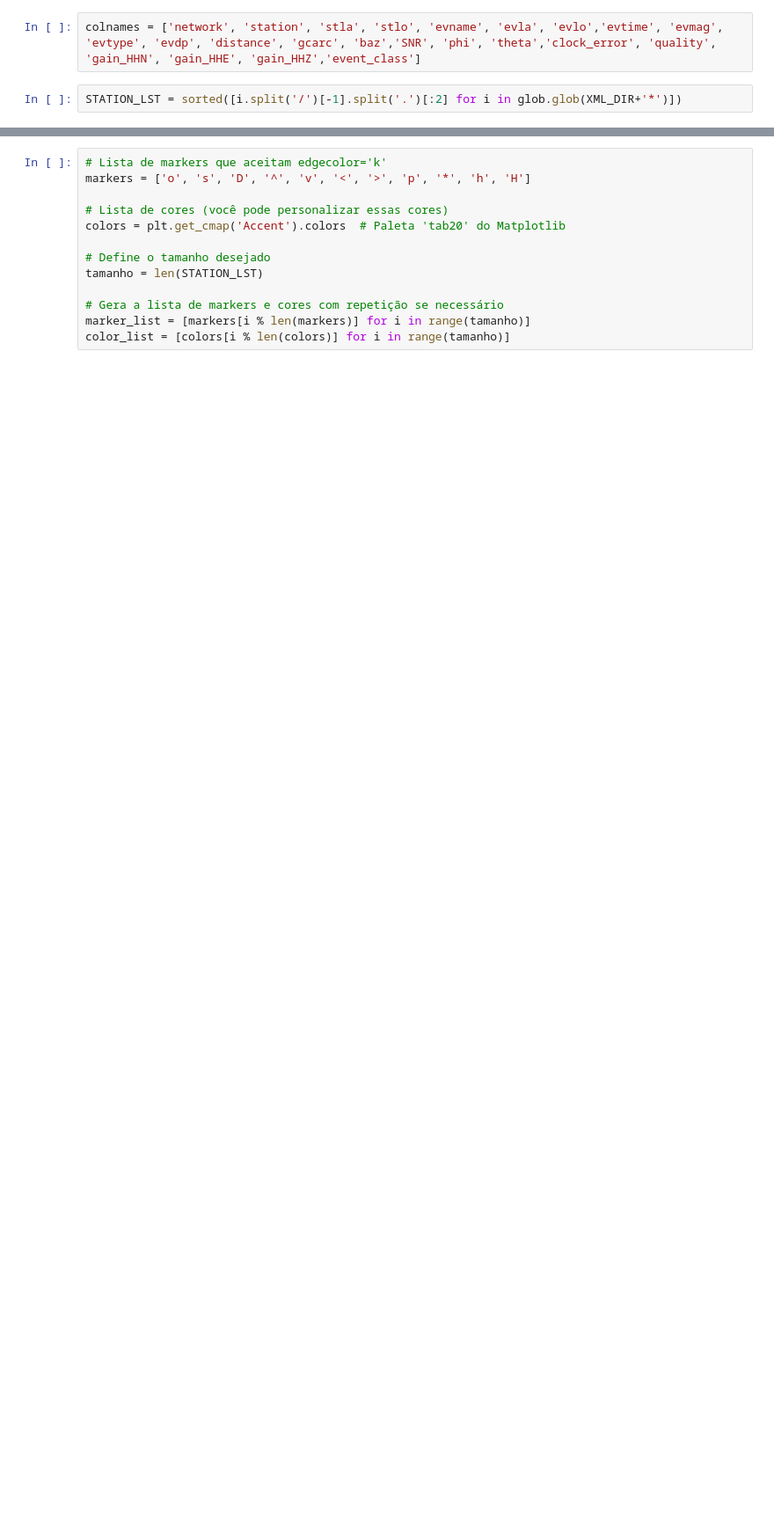
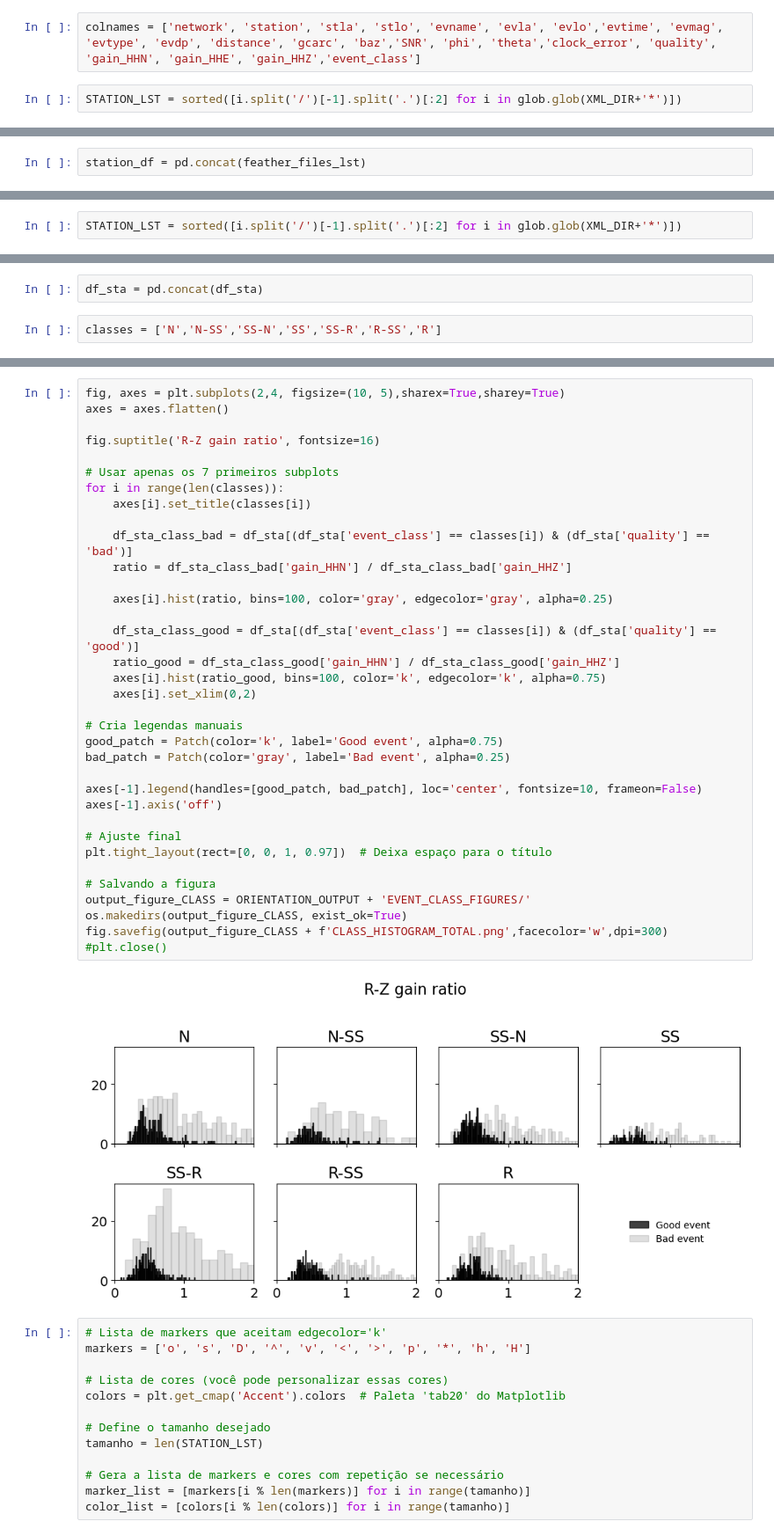
Before and after one commit to dIOGOLOC/RSBR_15_years, a Jupyter notebook: Results_compilation.ipynb, the cells around one changed output, grey strips where cells are left out. Shown: that part at 88% size. Saved outputs shown, nothing was run; the diff lists cells and outputs as text; blank space fills up the shorter version.

Commit message:
More plots of interpretation.

```diff
--- a/Results_compilation.ipynb
+++ b/Results_compilation.ipynb
@@ -170,0 +181,2 @@ STATION_LST
+# %%
+station_df = pd.concat(feather_files_lst)
@@ -679,0 +820,2 @@ station: SALB size: 82
+# %%
+STATION_LST = sorted([i.split('/')[-1].split('.')[:2] for i in glob.glob(XML_DIR+'*')])
@@ -854,0 +841,4 @@ for sta in tqdm(STATION_LST, total=len(STATION_LST), desc='Station'):
+# %%
+df_sta = pd.concat(df_sta)
+# %%
+classes = ['N','N-SS','SS-N','SS','SS-R','R-SS','R']
@@ -855,3 +919,40 @@ for sta in tqdm(STATION_LST, total=len(STATION_LST), desc='Station'):
+# %%
+fig, axes = plt.subplots(2,4, figsize=(10, 5),sharex=True,sharey=True)
+axes = axes.flatten()
+
+fig.suptitle('R-Z gain ratio', fontsize=16)
+
+# Usar apenas os 7 primeiros subplots
+for i in range(len(classes)):
+    axes[i].set_title(classes[i])
+
+    df_sta_class_bad = df_sta[(df_sta['event_class'] == classes[i]) & (df_sta['quality'] == 'bad')]
+    ratio = df_sta_class_bad['gain_HHN'] / df_sta_class_bad['gain_HHZ']
+
+    axes[i].hist(ratio, bins=100, color='gray', edgecolor='gray', alpha=0.25)
+
+    df_sta_class_good = df_sta[(df_sta['event_class'] == classes[i]) & (df_sta['quality'] == 'good')]
+    ratio_good = df_sta_class_good['gain_HHN'] / df_sta_class_good['gain_HHZ']
+    axes[i].hist(ratio_good, bins=100, color='k', edgecolor='k', alpha=0.75)
+    axes[i].set_xlim(0,2)
+
+# Cria legendas manuais
+good_patch = Patch(color='k', label='Good event', alpha=0.75)
+bad_patch = Patch(color='gray', label='Bad event', alpha=0.25)
+
+axes[-1].legend(handles=[good_patch, bad_patch], loc='center', fontsize=10, frameon=False)
+axes[-1].axis('off')
+
+# Ajuste final
+plt.tight_layout(rect=[0, 0, 1, 0.97])  # Deixa espaço para o título
+
+# Salvando a figura
+output_figure_CLASS = ORIENTATION_OUTPUT + 'EVENT_CLASS_FIGURES/'
+os.makedirs(output_figure_CLASS, exist_ok=True)
+fig.savefig(output_figure_CLASS + f'CLASS_HISTOGRAM_TOTAL.png',facecolor='w',dpi=300)
+#plt.close()
+# %% [output]
+[figure, added]
 # %%
 # Lista de markers que aceitam edgecolor='k'
 markers = ['o', 's', 'D', '^', 'v', '<', '>', 'p', '*', 'h', 'H']
```
Also changed, not shown: parts of 16 cells of this notebook, 4 other files.
